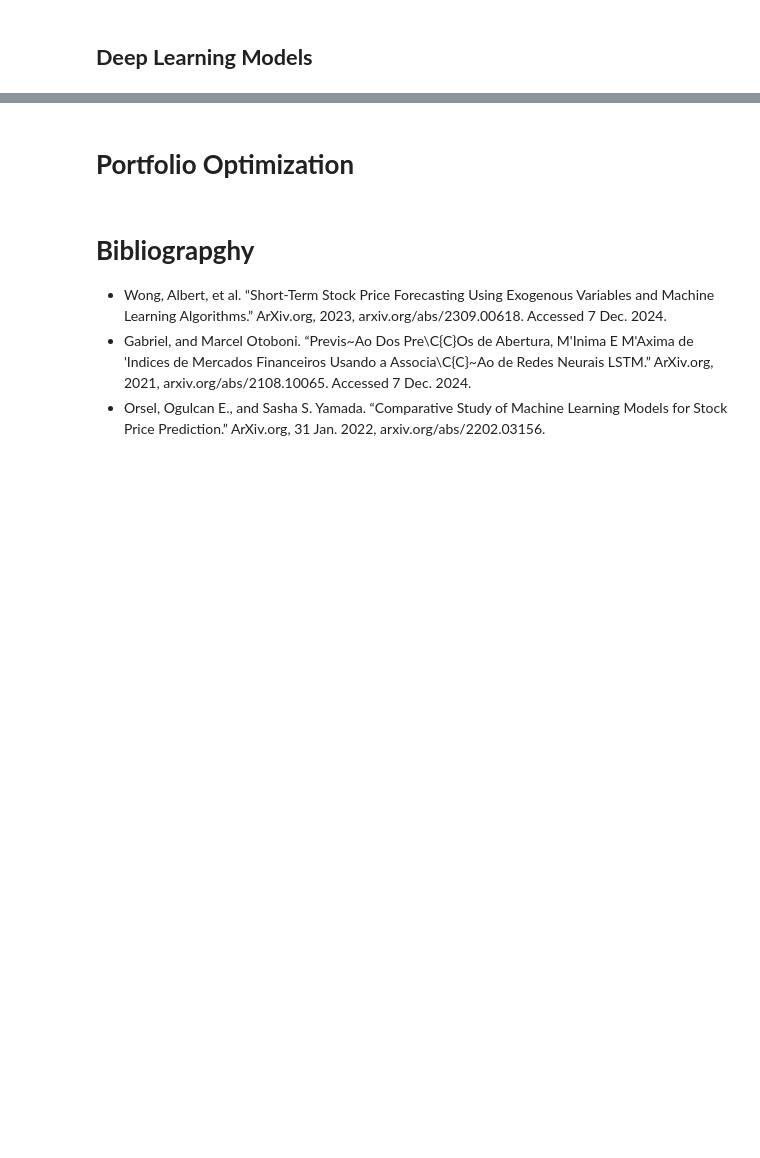
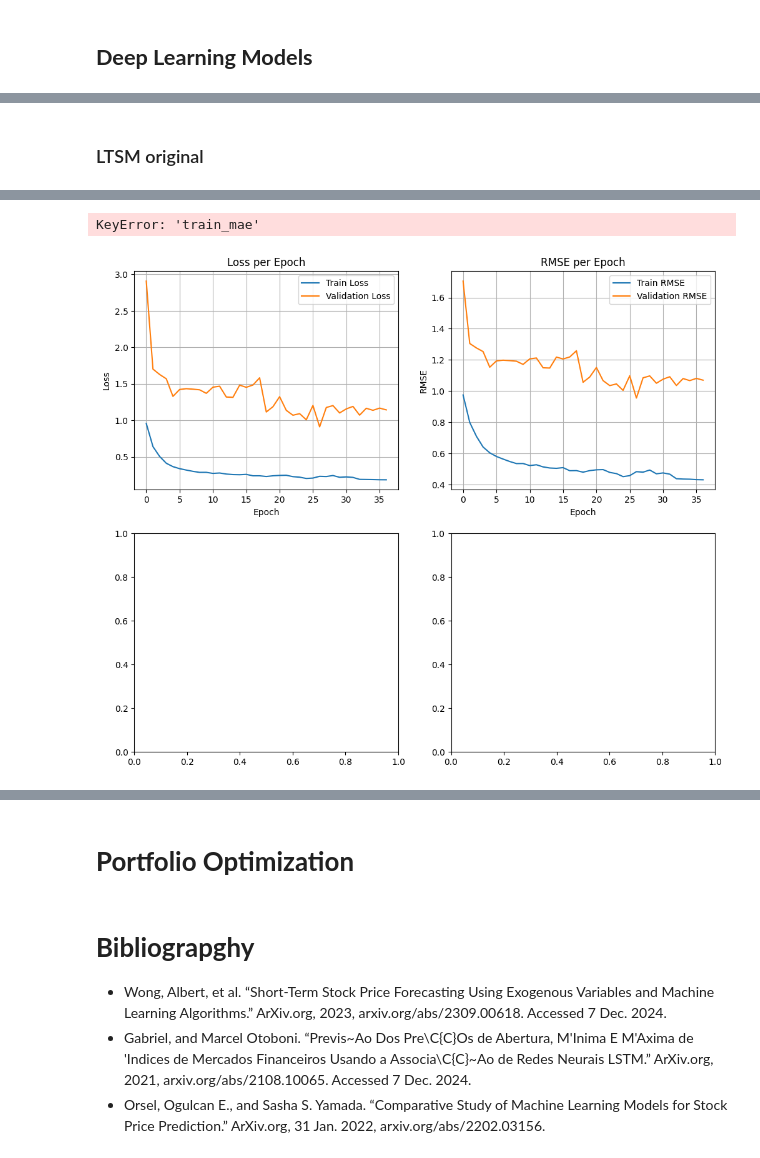
Before and after one commit to alfredofdlv/Proyect2_LABIACD, a Jupyter notebook: Notebook.ipynb, the cells around one changed output, grey strips where cells are left out. Drawn from its saved outputs; the diff is of its cells as text; code cells hidden in the pictures; blank space fills up the shorter version.

Commit message:
More notebook text, implementation of more metrics for LSTM and organising data preprocessing

```diff
--- a/Notebook.ipynb
+++ b/Notebook.ipynb
@@ -1239,19 +1892,0 @@ torch.Size([17, 3, 25000])
-# %%
-import models
-reload(models)
-from models import train_model,LSTMModel, evaluate_model
-from visualizations import plot_DL
-# Entrenar el modelo LSTM
-input_size = X_train_tensor.shape[2]  # 100 características
-hidden_size = 64               # Número de unidades ocultas
-output_size = y_train.shape[1] # 2 empresas
-num_epochs = 10
-learning_rate = 0.001
-
-
-
-model_lstm = LSTMModel(input_size, hidden_size, output_size)
-
-print("Entrenando modelo LSTM...")
-train_model(model_lstm, train_loader, test_loader, num_epochs, learning_rate)
-lstm_preds, lstm_actuals = evaluate_model(model_lstm, test_loader)
@@ -1284,0 +1893,59 @@ ValueError: operands could not be broadcast together with shapes (16,2) (50,)
+# %% [markdown]
+### LTSM original
+# %%
+import models, visualizations,utils
+reload(models)
+reload(visualizations)
+reload(utils)
+
+from models import LSTMModel, train_and_evaluate_model
+from visualizations import plot_prices_comparision, plot_metrics
+from utils import get_company_list_from_directory,map_company_names_to_predictions
+
+
+directory = "data/probar"  # Replace with your actual directory path
+companies = get_company_list_from_directory(directory)
+
+
+# Entrenar el modelo LSTM Configuración buena
+input_size      = X_train_tensor.shape[2]  # Número de características de entrada
+output_size     = y_train.shape[1]        # Número de empresas (salida)
+
+
+
+hidden_size = 128
+num_layers = 4
+dropout_prob = 0.65
+num_epochs = 50
+learning_rate = 0.0001
+weight_decay = 1e-4
+optimizer_choice = 'adam'
+critierion='MSE'
+patience=10
+
+
+model = LSTMModel(
+    input_size=input_size,
+    hidden_size=hidden_size,
+    output_size=output_size,
+    num_layers=num_layers,
+    dropout_prob=dropout_prob,
+
+)
+file_name = f"{ventana}_{horizonte}_{hidden_size}_{num_layers}_{dropout_prob}_{num_epochs}_{learning_rate}_{weight_decay}_{optimizer_choice}_{critierion}"
+
+print(f"Entrenando modelo LSTM con configuración {file_name}")
+# train_model(model_lstm, train_loader, test_loader, num_epochs, learning_rate)
+# lstm_preds, lstm_actuals = evaluate_model(model_lstm, test_loader)
+
+trained_model, preds, actuals,metrics = train_and_evaluate_model(
+    model, train_loader, test_loader, num_epochs, learning_rate,weight_decay,optimizer_choice,critierion,patience
+)
+
+# # Guardar predicciones con Pickle
+# with open('lstm_preds.pkl', 'wb') as f:
+#     pickle.dump(lstm_preds, f)
+
+plot_metrics(metrics,'LSTM',str(len(companies)),guardar=True,file_name=file_name)
+plot_prices_comparision(actuals,preds,'LSTM',scaler_y,len(companies),companies,guardar=True,file_name=file_name)
+# %% [output]
@@ -1284,0 +1969,2 @@ ValueError: operands could not be broadcast together with shapes (16,2) (50,)
+KeyError: 'train_mae'
+[figure, added]
```
Also changed, not shown: parts of 45 cells of this notebook, 4 other files.
